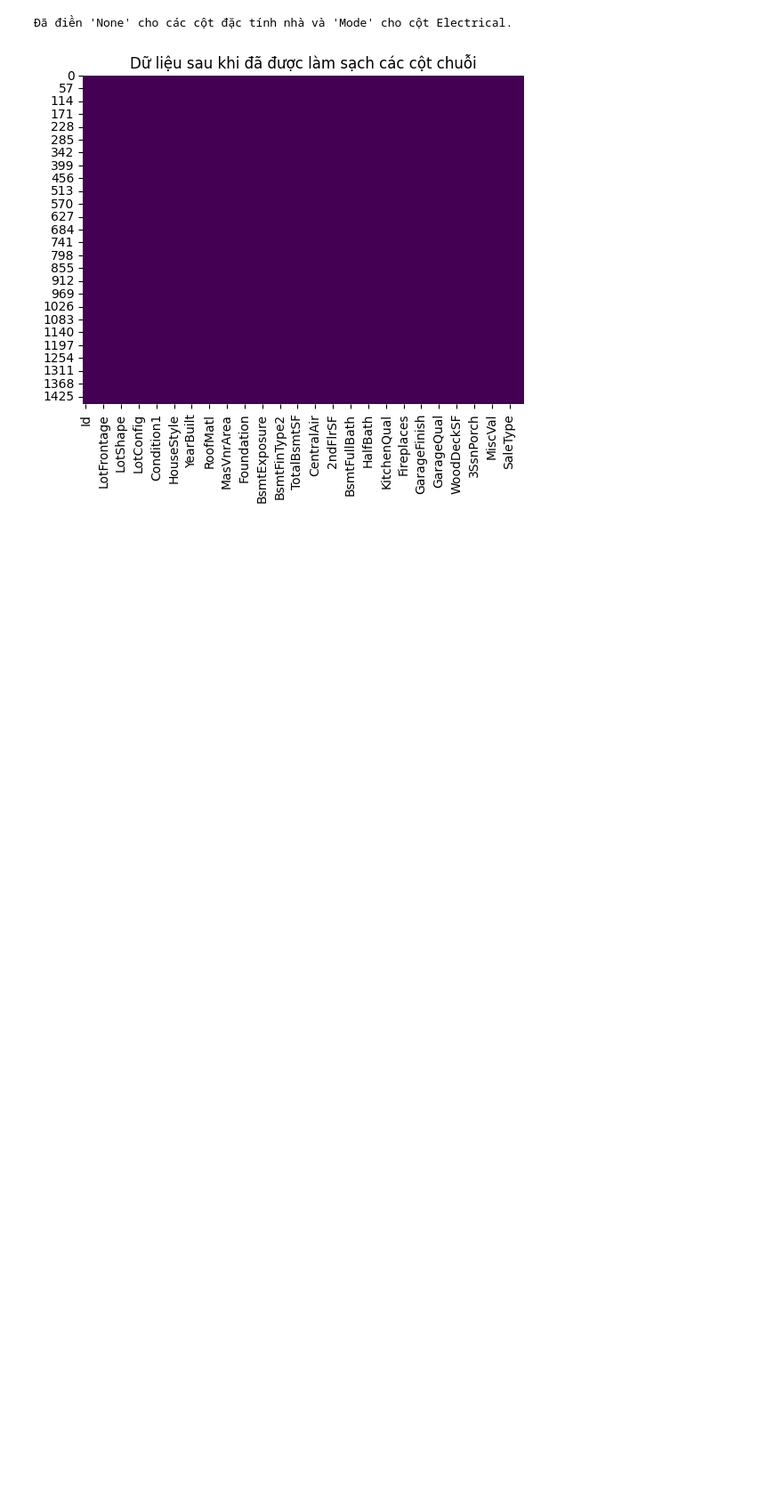
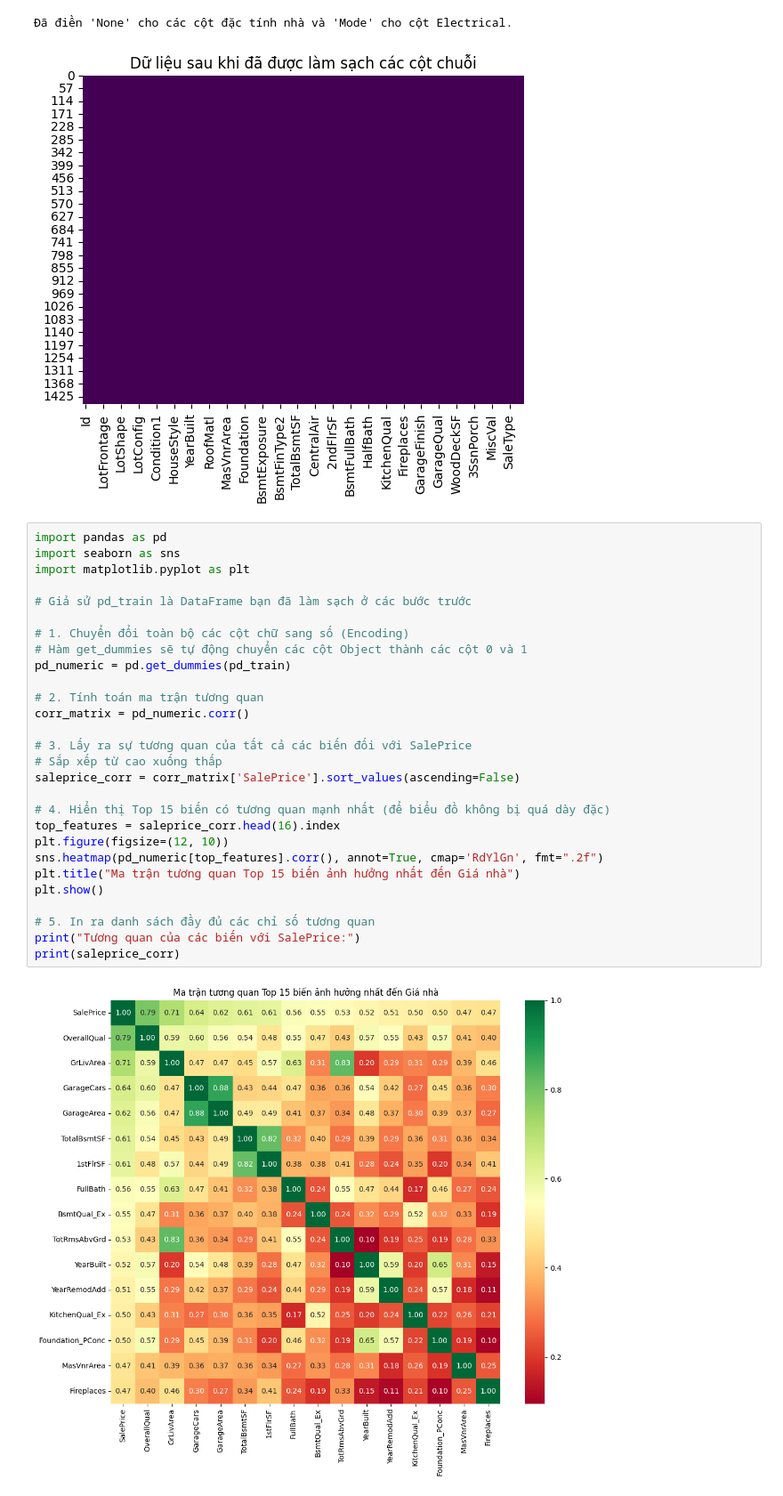
Before and after one commit to thuynguyenhuit/hocsau, a Jupyter notebook: LinearRegression.ipynb, the cells around one changed output. Shown at 89% size. Drawn from its saved outputs; the diff is of its cells as text; blank space fills up the shorter version.

```diff
--- a/LinearRegression.ipynb
+++ b/LinearRegression.ipynb
@@ -142,3 +142,33 @@ plt.show()
 # %% [output]
 Đã điền 'None' cho các cột đặc tính nhà và 'Mode' cho cột Electrical.
 [figure]
+# %%
+import pandas as pd
+import seaborn as sns
+import matplotlib.pyplot as plt
+
+# Giả sử pd_train là DataFrame bạn đã làm sạch ở các bước trước
+
+# 1. Chuyển đổi toàn bộ các cột chữ sang số (Encoding)
+# Hàm get_dummies sẽ tự động chuyển các cột Object thành các cột 0 và 1
+pd_numeric = pd.get_dummies(pd_train)
+
+# 2. Tính toán ma trận tương quan
+corr_matrix = pd_numeric.corr()
+
+# 3. Lấy ra sự tương quan của tất cả các biến đối với SalePrice
+# Sắp xếp từ cao xuống thấp
+saleprice_corr = corr_matrix['SalePrice'].sort_values(ascending=False)
+
+# 4. Hiển thị Top 15 biến có tương quan mạnh nhất (để biểu đồ không bị quá dày đặc)
+top_features = saleprice_corr.head(16).index
+plt.figure(figsize=(12, 10))
+sns.heatmap(pd_numeric[top_features].corr(), annot=True, cmap='RdYlGn', fmt=".2f")
+plt.title("Ma trận tương quan Top 15 biến ảnh hưởng nhất đến Giá nhà")
+plt.show()
+
+# 5. In ra danh sách đầy đủ các chỉ số tương quan
+print("Tương quan của các biến với SalePrice:")
+print(saleprice_corr)
+# %% [output]
+[figure, added]
```
Also changed, not shown: parts of 4 cells of this notebook.
